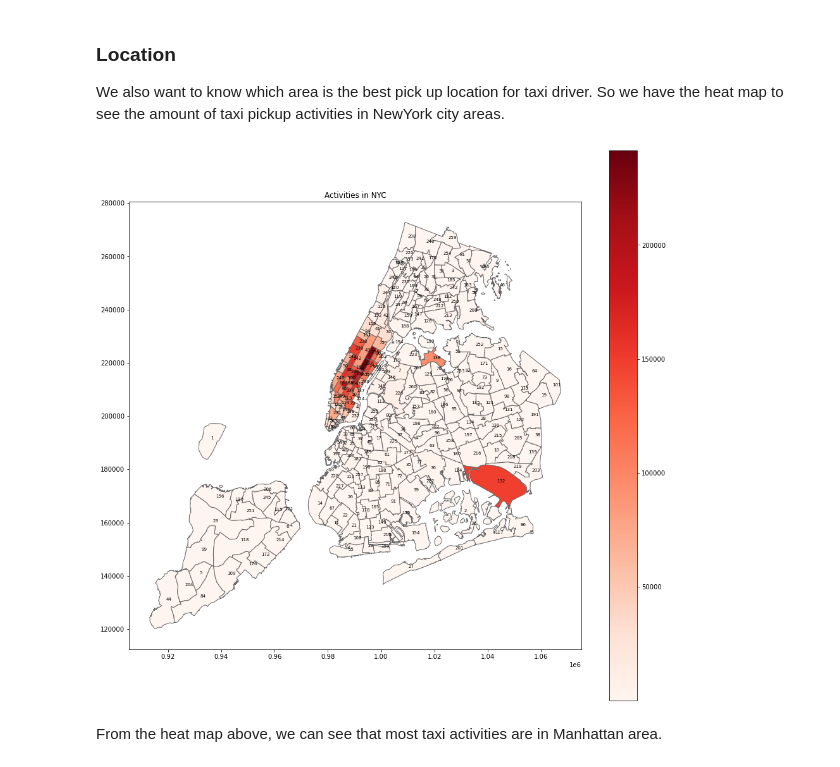
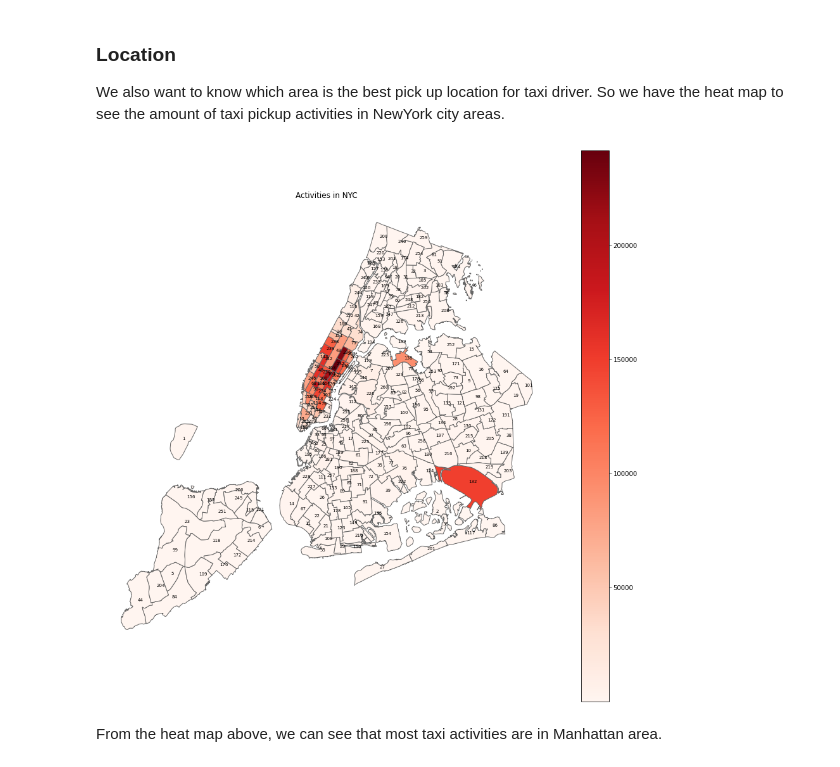
Before and after one commit to heweiron/taxi_trip_report, a Jupyter notebook: taxi_data_report.ipynb, the cells around one changed output. Cells and saved outputs as stored; diff of their text form; code cells hidden in the pictures.

```diff
--- a/taxi_data_report.ipynb
+++ b/taxi_data_report.ipynb
@@ -265,33 +265,34 @@ We also want to know which area is the best pick up location for taxi driver. So
 # %%
 location_count = (taxi_record.select(F.col('PULocationID')).groupby('PULocationID').count())
 
 # save spark df using parquet
 # location_count.write.mode("overwrite").parquet("location_count.parquet")
 # load into pandas df
 df_location_count = pq.read_pandas('location_count.parquet').to_pandas()
 
 df_location_count = df_location_count.rename(columns={"PULocationID": "LocationID"})
 nyc_map = gpd.read_file("data/taxi_zones/taxi_zones.shp")
 map_and_stats=nyc_map.merge(df_location_count, on="LocationID")
 
 # Plot
 fig, ax = plt.subplots(1, figsize=(16, 16))
 map_and_stats.plot(column="count", cmap="Reds", linewidth=1, ax=ax, edgecolor=".4")
 plt.title('Activities in NYC')
 map_and_stats["center"] = map_and_stats["geometry"].centroid
 map_points = map_and_stats.copy()
 map_points.set_geometry("center", inplace = True)
 texts = []
 
 for x, y, locationID in zip(map_points.geometry.x, map_points.geometry.y, map_points["LocationID"]):
     texts.append(plt.text(x, y, locationID, fontsize = 7))
 
 count = np.array(map_and_stats['count'])
 bar_info = plt.cm.ScalarMappable(cmap="Reds", norm=plt.Normalize(vmin=count.min(), vmax=count.max()))
 bar_info._A = []
+plt.axis('off')
 cbar = fig.colorbar(bar_info)
 # %% [output]
-[figure, old version]
+[figure, new version]
 # %% [markdown]
 From the heat map above, we can see that most taxi activities are in Manhattan area.
 # %%
```
Also changed, not shown: parts of 12 cells of this notebook.
